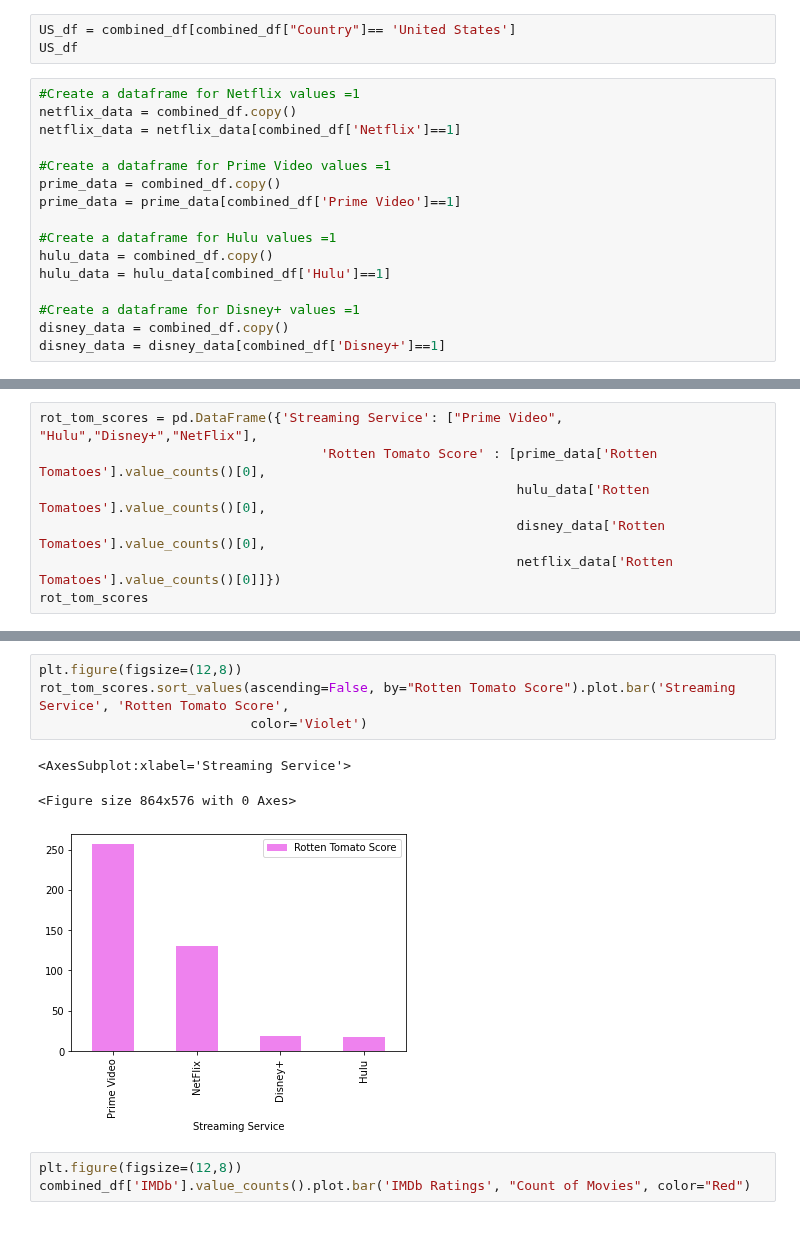
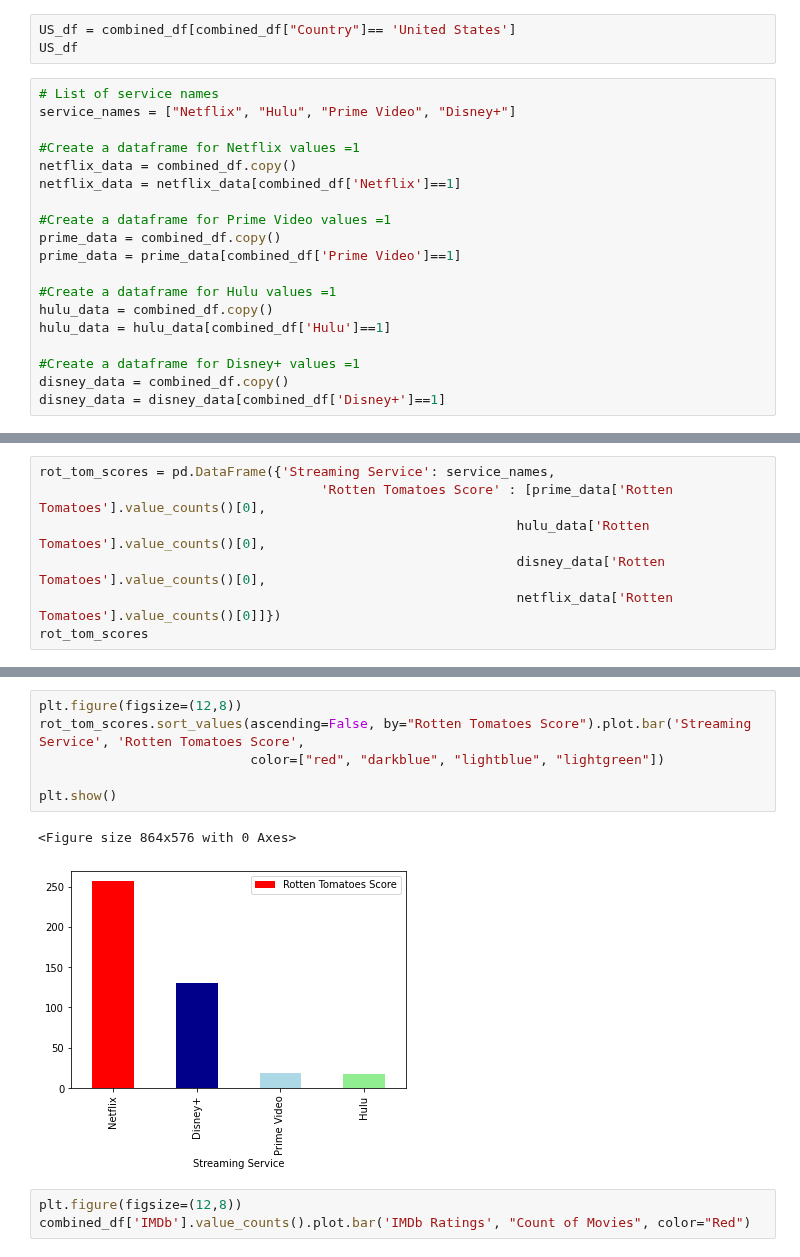
Before and after one commit to jacance/streaming-service-analysis, a Jupyter notebook: PrimeFlix_Tara.ipynb, the cells around one changed output, grey strips where cells are left out. Drawn from its saved outputs; the diff is of its cells as text; blank space fills up the shorter version.

Commit message:
added more graphs

```diff
--- a/PrimeFlix_Tara.ipynb
+++ b/PrimeFlix_Tara.ipynb
@@ -443,6 +475,9 @@ AttributeError: 'float' object has no attribute 'split'
 US_df = combined_df[combined_df["Country"]== 'United States']
 US_df
 # %%
+# List of service names
+service_names = ["Netflix", "Hulu", "Prime Video", "Disney+"]
+
 #Create a dataframe for Netflix values =1
 netflix_data = combined_df.copy()
 netflix_data = netflix_data[combined_df['Netflix']==1]
@@ -508,6 +544,6 @@ plt.show()
 # %%
-rot_tom_scores = pd.DataFrame({'Streaming Service': ["Prime Video", "Hulu","Disney+","NetFlix"],
-                                    'Rotten Tomato Score' : [prime_data['Rotten Tomatoes'].value_counts()[0],
+rot_tom_scores = pd.DataFrame({'Streaming Service': service_names,
+                                    'Rotten Tomatoes Score' : [prime_data['Rotten Tomatoes'].value_counts()[0],
                                                              hulu_data['Rotten Tomatoes'].value_counts()[0],
                                                              disney_data['Rotten Tomatoes'].value_counts()[0],
                                                              netflix_data['Rotten Tomatoes'].value_counts()[0]]})
@@ -521,11 +557,12 @@ rot_tom_scores
 # %%
 plt.figure(figsize=(12,8))
-rot_tom_scores.sort_values(ascending=False, by="Rotten Tomato Score").plot.bar('Streaming Service', 'Rotten Tomato Score',
-                           color='Violet')
+rot_tom_scores.sort_values(ascending=False, by="Rotten Tomatoes Score").plot.bar('Streaming Service', 'Rotten Tomatoes Score',
+                           color=["red", "darkblue", "lightblue", "lightgreen"])
+
+plt.show()
 # %% [output]
-<AxesSubplot:xlabel='Streaming Service'>
+<Figure size 864x576 with 0 Axes>
-<Figure size 864x576 with 0 Axes>
-[figure, old version]
+[figure, new version]
 # %%
 plt.figure(figsize=(12,8))
 combined_df['IMDb'].value_counts().plot.bar('IMDb Ratings', "Count of Movies", color="Red")
```
Also changed, not shown: parts of 16 cells of this notebook.
